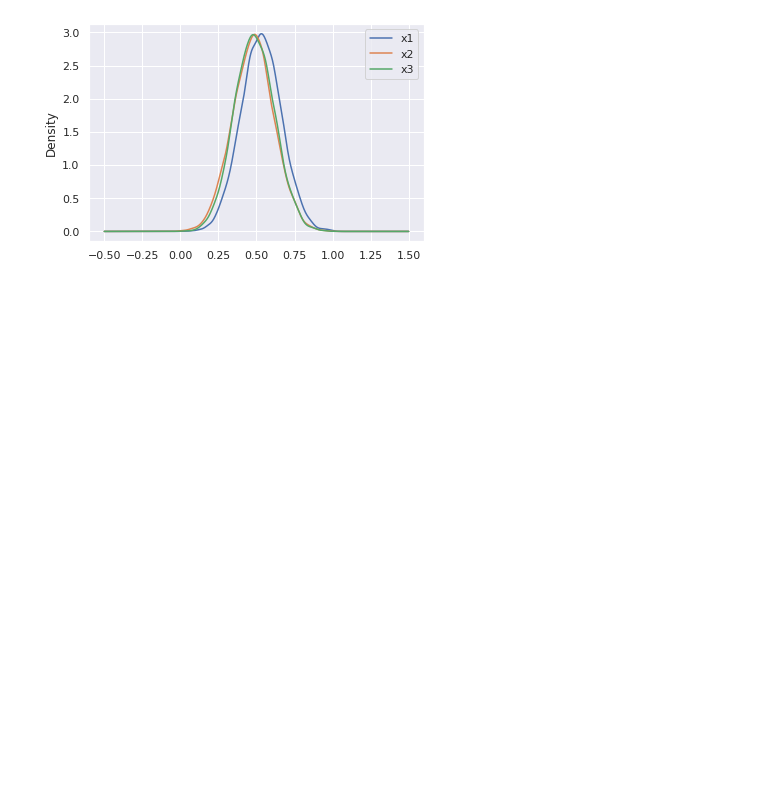
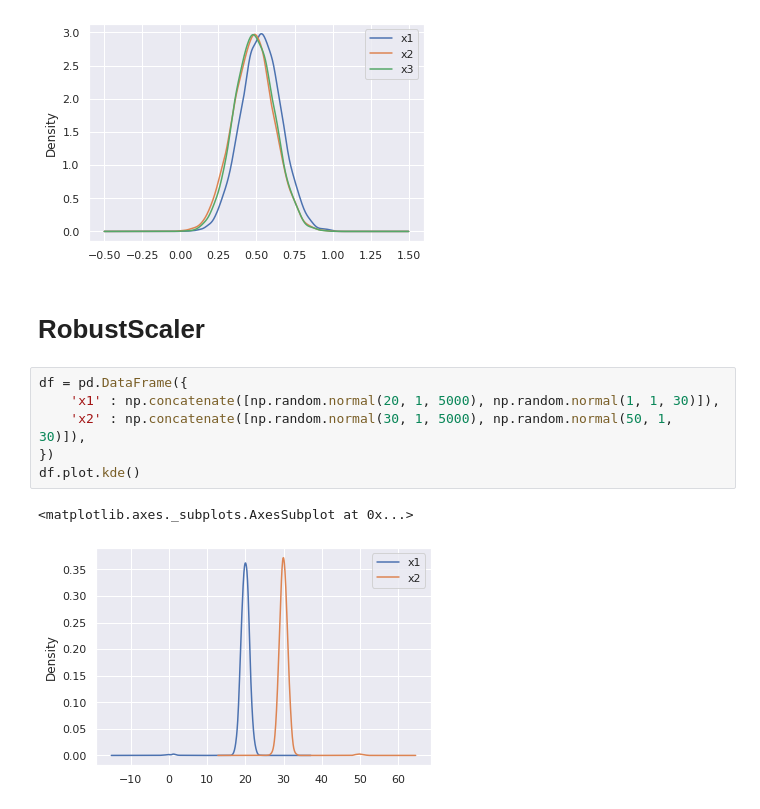
Before and after one commit to amazingashis/Blog, a Jupyter notebook: Data_Preprocessing_Blog3.ipynb, the cells around one changed output. Cells and saved outputs as stored; diff of their text form; blank space fills up the shorter version.

```diff
--- a/Data_Preprocessing_Blog3.ipynb
+++ b/Data_Preprocessing_Blog3.ipynb
@@ -58,3 +58,14 @@ df.plot.kde()
 # %% [output]
 <matplotlib.axes._subplots.AxesSubplot at 0x...>
 [figure]
+# %% [markdown]
+# **RobustScaler**
+# %%
+df = pd.DataFrame({
+    'x1' : np.concatenate([np.random.normal(20, 1, 5000), np.random.normal(1, 1, 30)]),
+    'x2' : np.concatenate([np.random.normal(30, 1, 5000), np.random.normal(50, 1, 30)]),
+})
+df.plot.kde()
+# %% [output]
+<matplotlib.axes._subplots.AxesSubplot at 0x...>
+[figure, added]
```
Also changed, not shown: parts of 1 cell of this notebook.
